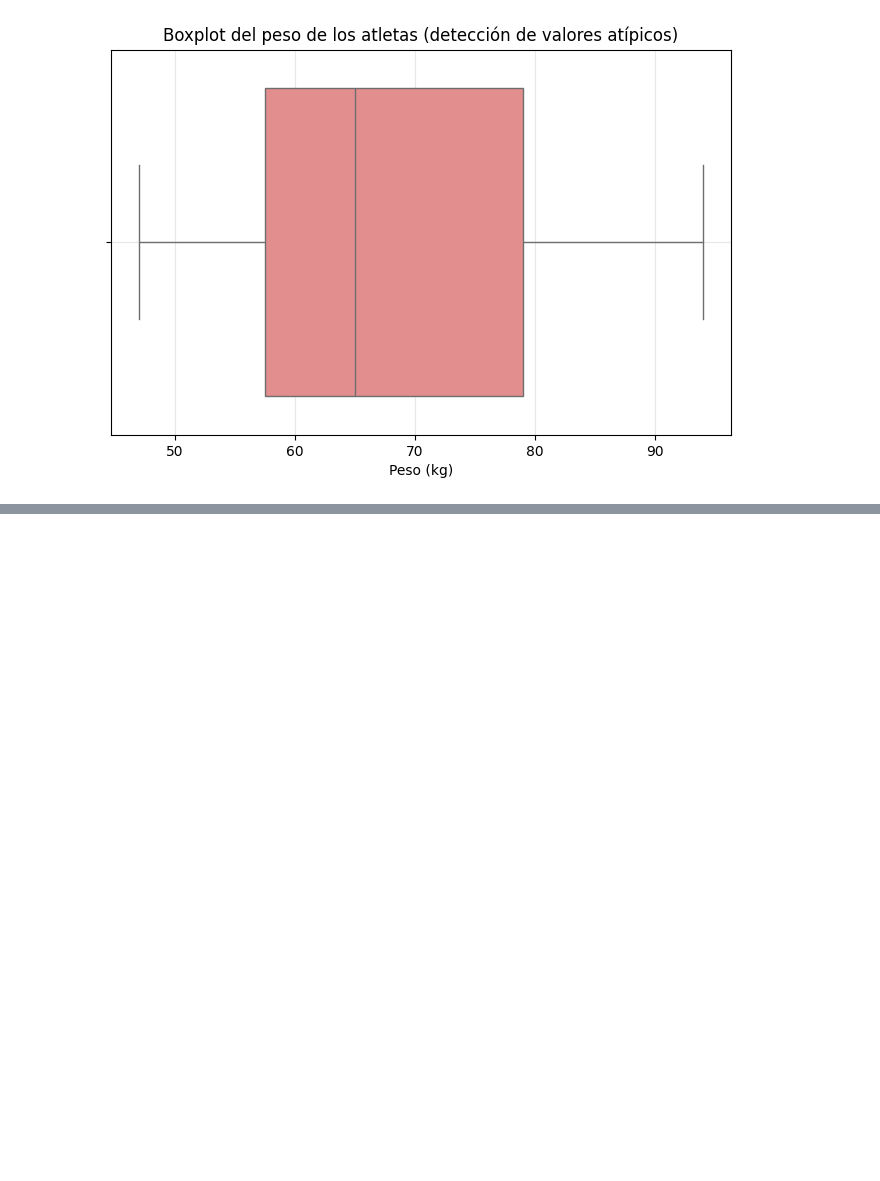
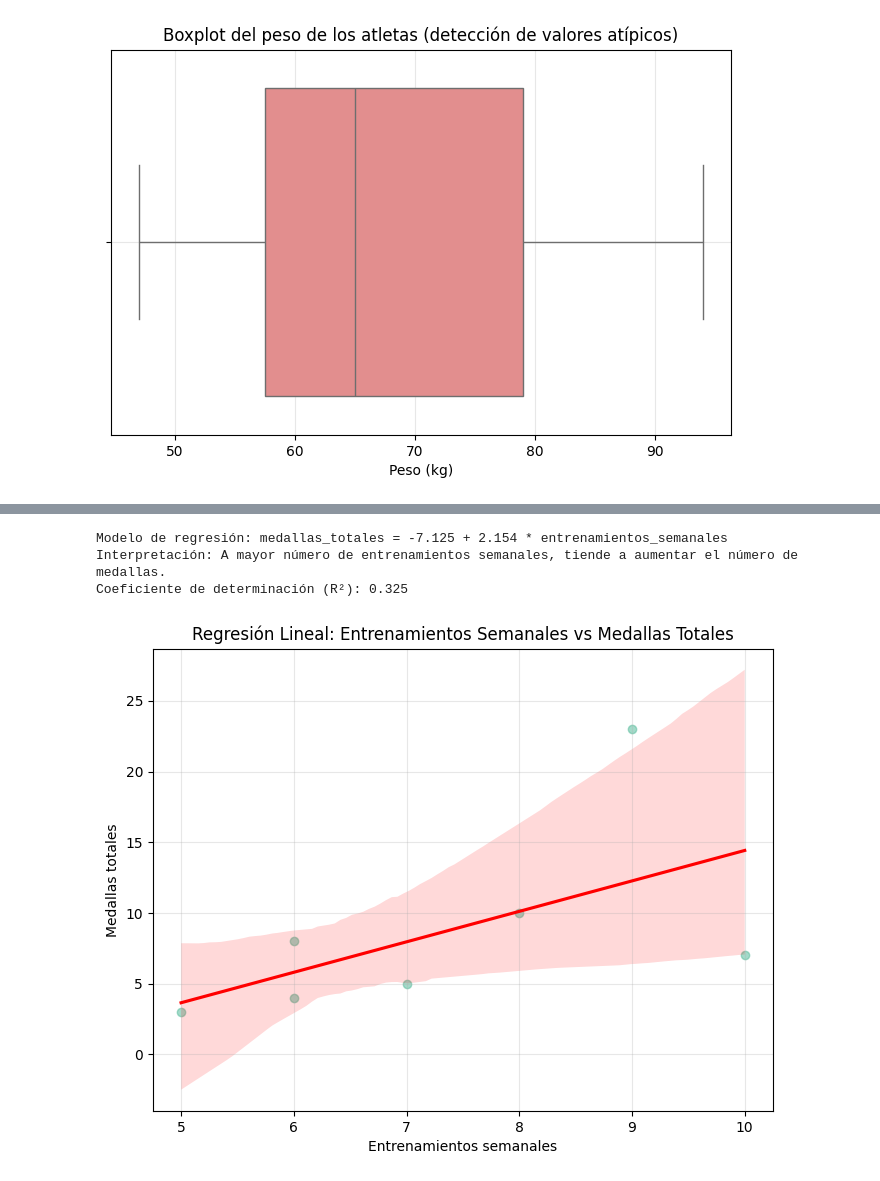
Before and after one commit to AenimaLabs/CienciaDatos0067, a Jupyter notebook: EvaluaciónFinalM4.ipynb, the cells around one changed output, grey strips where cells are left out. Drawn from its saved outputs; the diff is of its cells as text; code cells hidden in the pictures; blank space fills up the shorter version.

```diff
--- a/EvaluaciónFinalM4.ipynb
+++ b/EvaluaciónFinalM4.ipynb
@@ -118,0 +156,41 @@ Desviación estándar de la altura: 18.72 cm
+# %%
+# Variables para regresión lineal
+X = df['Entrenamientos_Semanales']
+y = df['Medallas_Totales']
+
+# Añadir constante para el intercepto
+X_const = sm.add_constant(X)
+
+# Ajustar modelo de regresión lineal
+modelo = sm.OLS(y, X_const).fit()
+
+# Coeficientes
+intercepto = modelo.params['const']
+pendiente = modelo.params['Entrenamientos_Semanales']
+print(f"Modelo de regresión: medallas_totales = {intercepto:.3f} + {pendiente:.3f} * entrenamientos_semanales")
+
+# Interpretación
+if pendiente > 0:
+    print("Interpretación: A mayor número de entrenamientos semanales, tiende a aumentar el número de medallas.")
+elif pendiente < 0:
+    print("Interpretación: A mayor número de entrenamientos semanales, tiende a disminuir el número de medallas.")
+else:
+    print("Interpretación: No hay relación lineal entre entrenamientos y medallas.")
+
+# R²
+r2 = modelo.rsquared
+print(f"Coeficiente de determinación (R²): {r2:.3f}")
+
+# Gráfico de regresión con Seaborn
+plt.figure(figsize=(8, 6))
+sns.regplot(data=df, x='Entrenamientos_Semanales', y='Medallas_Totales', scatter_kws={'alpha':0.6}, line_kws={'color':'red'})
+plt.title('Regresión Lineal: Entrenamientos Semanales vs Medallas Totales')
+plt.xlabel('Entrenamientos semanales')
+plt.ylabel('Medallas totales')
+plt.grid(True, alpha=0.3)
+plt.show()
+# %% [output]
+Modelo de regresión: medallas_totales = -7.125 + 2.154 * entrenamientos_semanales
+Interpretación: A mayor número de entrenamientos semanales, tiende a aumentar el número de medallas.
+Coeficiente de determinación (R²): 0.325
+[figure, added]
```
Also changed, not shown: parts of 4 cells of this notebook.
